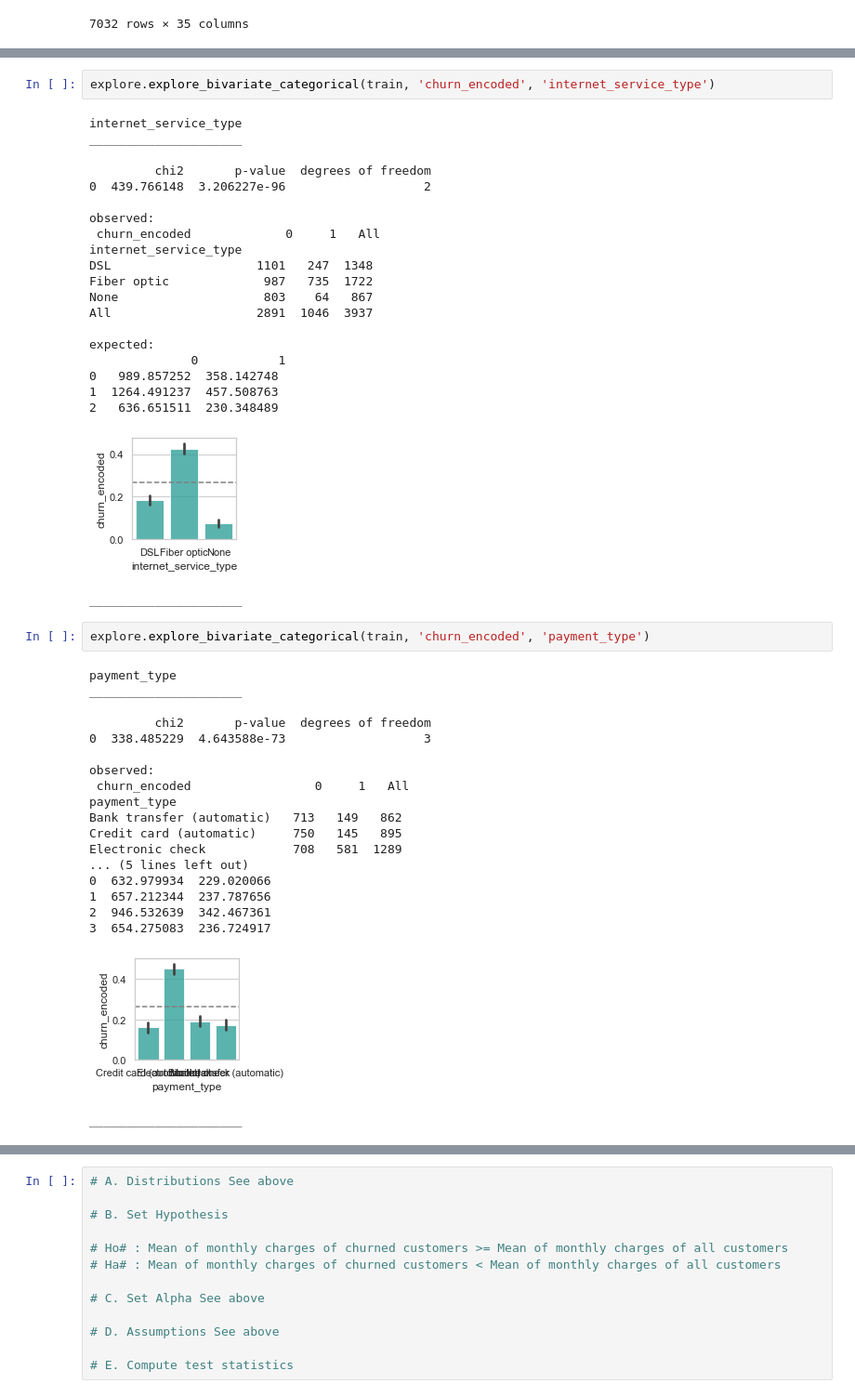
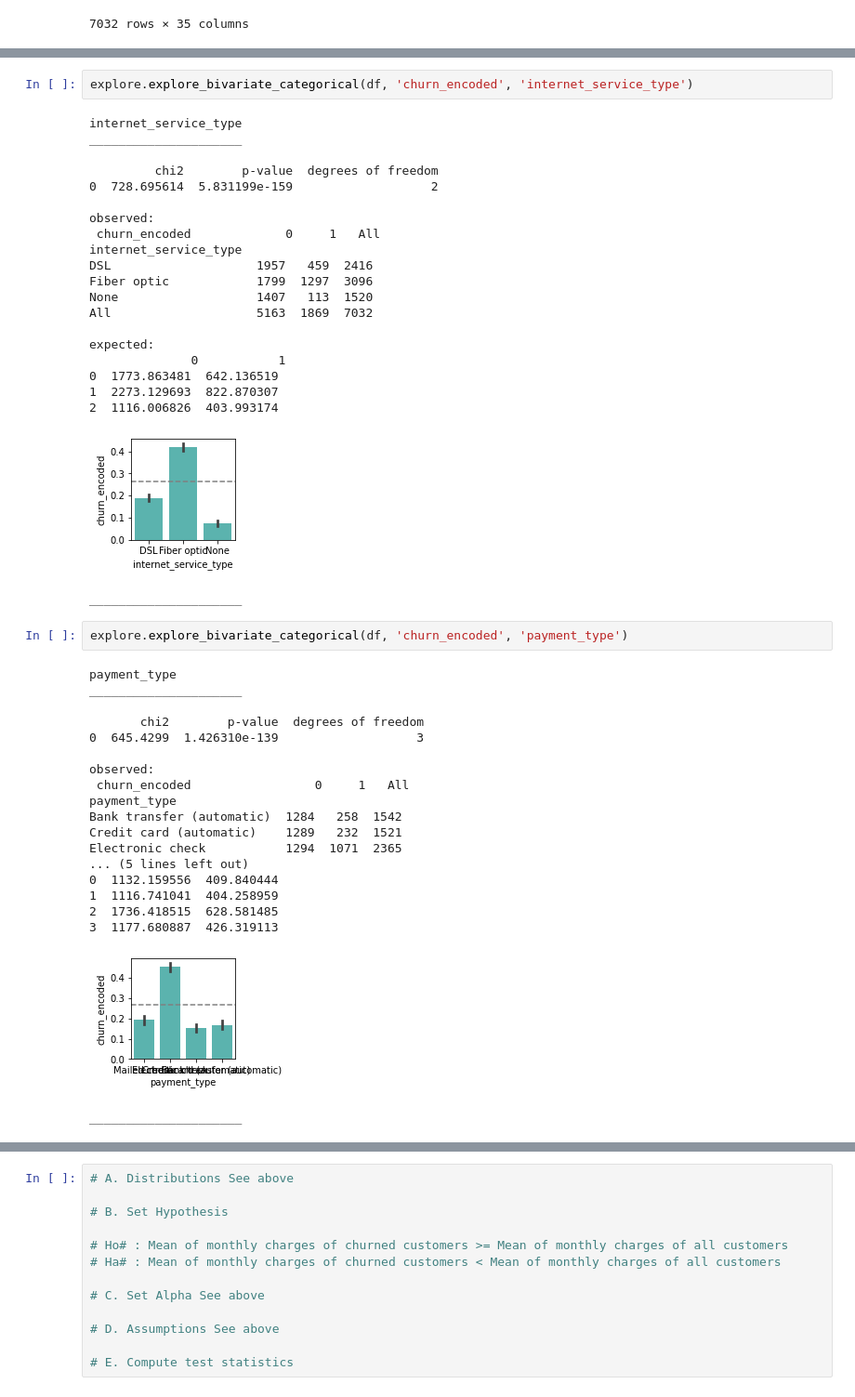
Before and after one commit to tim-keriazes/telco_project, a Jupyter notebook: telco_exploration.ipynb, the cells around one changed output, grey strips where cells are left out. Shown at 93% size. Cells and saved outputs as stored; diff of their text form.

```diff
--- a/telco_exploration.ipynb
+++ b/telco_exploration.ipynb
@@ -225,48 +210,48 @@ expected:
 _____________________
 # %%
-explore.explore_bivariate_categorical(train, 'churn_encoded', 'internet_service_type')
+explore.explore_bivariate_categorical(df, 'churn_encoded', 'internet_service_type')
 # %% [output]
 internet_service_type
 _____________________
 
-         chi2       p-value  degrees of freedom
-0  439.766148  3.206227e-96                   2
+         chi2        p-value  degrees of freedom
+0  728.695614  5.831199e-159                   2
 
 observed:
  churn_encoded             0     1   All
 internet_service_type
-DSL                    1101   247  1348
-Fiber optic             987   735  1722
-None                    803    64   867
-All                    2891  1046  3937
+DSL                    1957   459  2416
+Fiber optic            1799  1297  3096
+None                   1407   113  1520
+All                    5163  1869  7032
 
 expected:
               0           1
-0   989.857252  358.142748
-1  1264.491237  457.508763
-2   636.651511  230.348489
+0  1773.863481  642.136519
+1  2273.129693  822.870307
+2  1116.006826  403.993174
-[figure, old version]
+[figure, new version]
 _____________________
 # %%
-explore.explore_bivariate_categorical(train, 'churn_encoded', 'payment_type')
+explore.explore_bivariate_categorical(df, 'churn_encoded', 'payment_type')
 # %% [output]
 payment_type
 _____________________
 
-         chi2       p-value  degrees of freedom
-0  338.485229  4.643588e-73                   3
+       chi2        p-value  degrees of freedom
+0  645.4299  1.426310e-139                   3
 
 observed:
  churn_encoded                 0     1   All
 payment_type
-Bank transfer (automatic)   713   149   862
-Credit card (automatic)     750   145   895
-Electronic check            708   581  1289
+Bank transfer (automatic)  1284   258  1542
+Credit card (automatic)    1289   232  1521
+Electronic check           1294  1071  2365
 ... (5 lines left out)
-0  632.979934  229.020066
-1  657.212344  237.787656
-2  946.532639  342.467361
-3  654.275083  236.724917
+0  1132.159556  409.840444
+1  1116.741041  404.258959
+2  1736.418515  628.581485
+3  1177.680887  426.319113
-[figure, old version]
+[figure, new version]
 _____________________
 # %%
```
Also changed, not shown: parts of 13 cells of this notebook, 5 other files.
